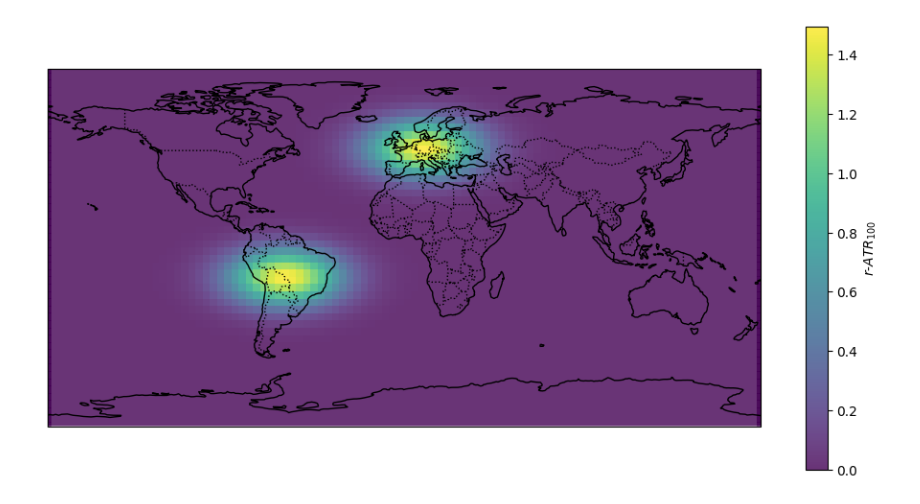
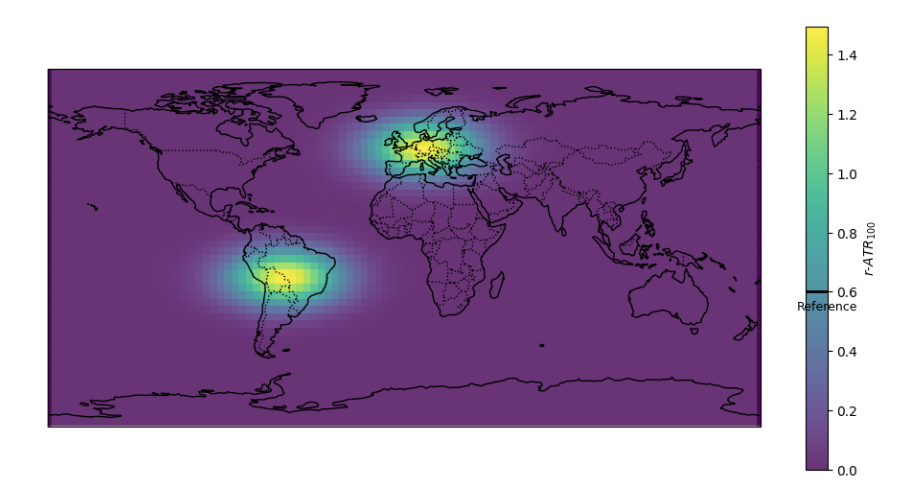
Before and after one commit to AeroMAPS/AeroCM, a Jupyter notebook: map.ipynb, the cells around one changed output. Drawn from its saved outputs; the diff is of its cells as text; code cells hidden in the pictures.

```diff
--- a/map.ipynb
+++ b/map.ipynb
@@ -16,32 +16,44 @@ def gaussian_2d(lon0, lat0, lon_grid, lat_grid, sigma_lon=20, sigma_lat=10):
 
 # Centres des régions avec intensité
 europe = gaussian_2d(lon0=10, lat0=50, lon_grid=lon_grid, lat_grid=lat_grid)  # Europe (ex: Allemagne)
 south_america = gaussian_2d(lon0=-60, lat0=-15, lon_grid=lon_grid, lat_grid=lat_grid)  # Brésil
 
 # Combinaison des deux
 data = 1.5 * europe + 1.5 * south_america  # pondération possible
 
 
 # Création de la figure avec projection
 fig = plt.figure(figsize=(12, 6))
 ax = plt.axes(projection=ccrs.PlateCarree())
 
 # Tracer la heatmap
 heatmap = ax.pcolormesh(lon, lat, data, transform=ccrs.PlateCarree(), cmap='viridis', alpha=0.8)
 
 # Ajouter les éléments géographiques
 ax.add_feature(cfeature.COASTLINE, linewidth=1)
 ax.add_feature(cfeature.BORDERS, linestyle=':')
 ax.set_global()
 
 # Ajouter une grille
 #ax.gridlines(draw_labels=True, linewidth=0.5, color='gray', alpha=0.5, linestyle='--')
 
 # Ajouter la barre de couleur
-plt.colorbar(heatmap, orientation='vertical', pad=0.05, label=r'$r\text{-}ATR_{100}$')
+reference_value = 0.6
+cbar = plt.colorbar(heatmap, orientation='vertical', pad=0.05, label=r'$r\text{-}ATR_{100}$')
+cbar.ax.hlines(reference_value, xmin=0, xmax=1, colors='black', linewidth=2, transform=cbar.ax.get_yaxis_transform())
+cbar.ax.text(
+    1.0,                    # Position en x (juste à droite de la colorbar)
+    reference_value-0.05,         # Position en y (la même que le trait)
+    'Reference',             # Texte à afficher
+    va='center',             # Alignement vertical centré sur la ligne
+    ha='center',             # Alignement horizontal à gauche du point (donc vers la droite)
+    fontsize=9,
+    color='black',
+    transform=cbar.ax.get_yaxis_transform()
+)
 
 # Afficher la carte
 plt.savefig("map.pdf")
 plt.show()
 # %% [output]
-[figure, old version]
+[figure, new version]
```
Also changed, not shown: 7 other files.
